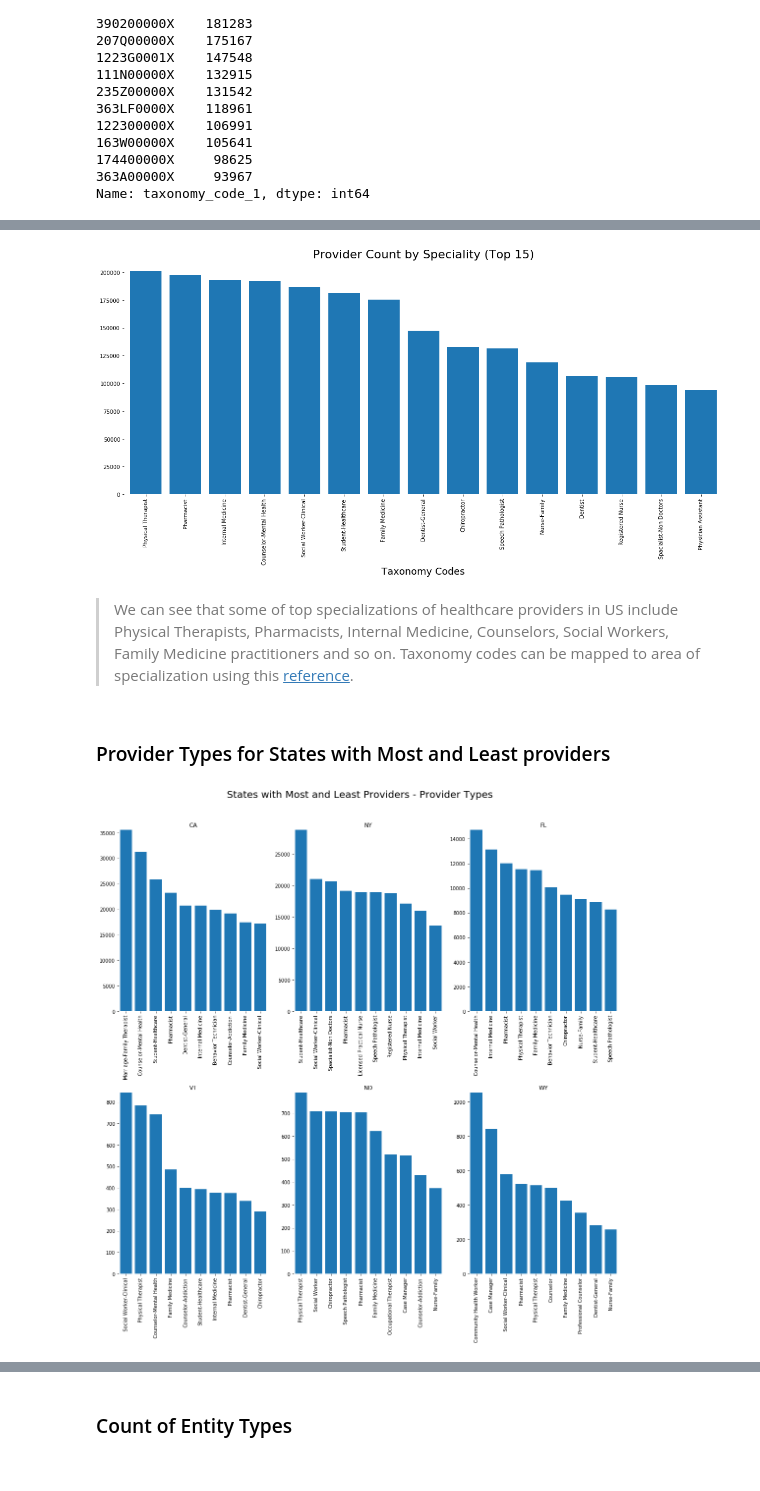
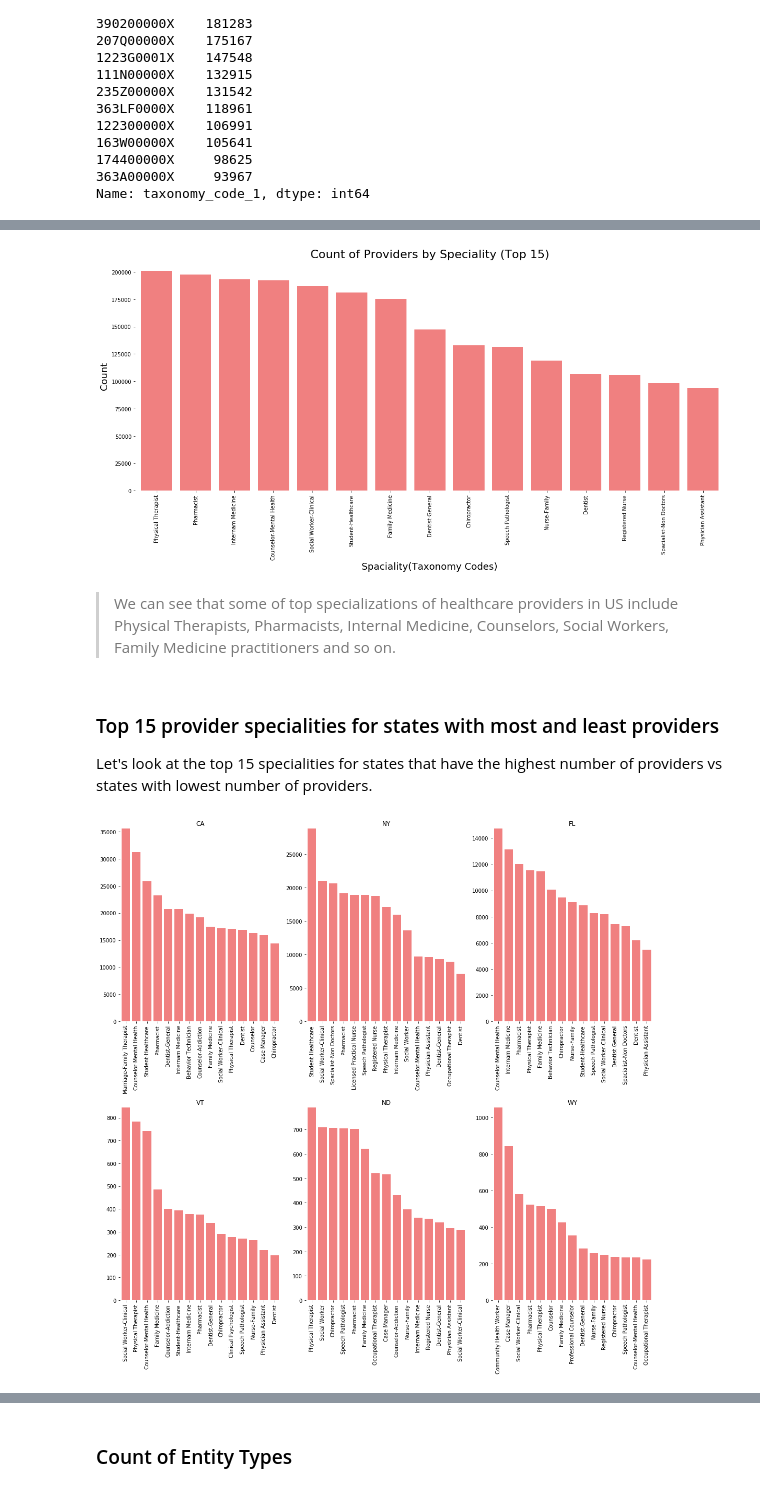
Before and after one commit to mohi9282/arcgis-python-api, a Jupyter notebook: samples/04_gis_analysts_data_scientists/provider_shortage_part1_final.ipynb, the cells around one changed output, grey strips where cells are left out. Cells and saved outputs as stored; diff of their text form; code cells hidden in the pictures.

Commit message:
Updates to healthcare project files

```diff
--- a/samples/04_gis_analysts_data_scientists/provider_shortage_part1_final.ipynb
+++ b/samples/04_gis_analysts_data_scientists/provider_shortage_part1_final.ipynb
@@ -381,7 +335,7 @@ Name: taxonomy_code_1, dtype: int64
 # %%
 # Remap taxonomy code values
 npi_renamed['taxonomy_code_1'] = npi_renamed['taxonomy_code_1'].map({'225100000X':'Physical Therapist',
-            '183500000X':'Pharmacist','207R00000X':'Internal Medicine','101YM0800X':'Counselor-Mental Health',
+            '183500000X':'Pharmacist','207R00000X':'Internam Medicine','101YM0800X':'Counselor-Mental Health',
             '1041C0700X':'Social Worker-Clinical','390200000X':'Student-Healthcare','207Q00000X':'Family Medicine',
             '1223G0001X':'Dentist-General','111N00000X':'Chiropractor','235Z00000X':'Speech Pathologist',
             '363LF0000X':'Nurse-Family','122300000X':'Dentist','163W00000X':'Registered Nurse',
@@ -391,44 +345,47 @@ npi_renamed['taxonomy_code_1'] = npi_renamed['taxonomy_code_1'].map({'225100000X
             '103TC0700X':'Clinical Psychologist','225X00000X':'Occupational Therapist','172V00000X':'Community Health Worker',
             '101YP2500X':'Professional Counselor'})
 # %%
-# Count of Provider Types
+# Create a plot of top 15 Provider Specialities
 fig, ax = plt.subplots(figsize=(20,8))
+
 # Add data
 provider = npi_renamed['taxonomy_code_1'].value_counts().reset_index()
-ax.bar(provider.iloc[:15,0], provider.iloc[:15,1])
+ax.bar(provider.iloc[:15,0], provider.iloc[:15,1],color='lightcoral')
+
 # Remove Spines
 for key, spine in ax.spines.items():
     spine.set_visible(False)
+
 # Adjust margin, ticks etc and add title
 ax.margins(0.01, 0)
 ax.set_ylim(0,210000)
-ax.set_title('Provider Count by Speciality (Top 15)', fontsize=22)
-ax.set_xlabel('Taxonomy Codes', fontsize=18)
+ax.set_title('Count of Providers by Speciality (Top 15)', fontsize=22)
+ax.set_xlabel('Spaciality(Taxonomy Codes)', fontsize=18)
+ax.set_ylabel('Count', fontsize=18)
 plt.xticks(rotation=90)
-# plt.tight_layout()
 plt.show()
 # %% [output]
-[figure, old version]
+[figure, new version]
 # %% [markdown]
-> We can see that some of top specializations of healthcare providers in US include Physical Therapists, Pharmacists, Internal Medicine, Counselors, Social Workers, Family Medicine practitioners and so on. Taxonomy codes can be mapped to area of specialization using this [reference](http://www.wpc-edi.com/reference/codelists/healthcare/health-care-provider-taxonomy-code-set/).
+> We can see that some of top specializations of healthcare providers in US include Physical Therapists, Pharmacists, Internal Medicine, Counselors, Social Workers, Family Medicine practitioners and so on.
-# %% [markdown]
-### Provider Types for States with Most and Least providers
+# %% [markdown]
+### Top 15 provider specialities for states with most and least providers
+Let's look at the top 15 specialities for states that have the highest number of providers vs states with lowest number of providers.
 # %%
 states = ['CA','NY','FL','VT','ND','WY']
 fig = plt.figure(figsize=(15, 15))
 for sp in range(0,6):
     ax = fig.add_subplot(2,3,sp+1)
     provType = npi_renamed[npi_renamed['state']==states[sp]]['taxonomy_code_1'].value_counts().reset_index()
-    ax.bar(provType.iloc[:10,0], provType.iloc[:10,1])
+    ax.bar(provType.iloc[:15,0], provType.iloc[:15,1],color='lightcoral')
     ax.set_title(states[sp])
     ax.set_ylim(0,provType.iloc[0,1])
     plt.xticks(rotation=90)
     for key, spine in ax.spines.items():
         spine.set_visible(False)
     ax.margins(0.01, 0)
 plt.tight_layout() # automatically adjusts layout to fit long labels
-plt.suptitle('States with Most and Least Providers - Provider Types',size=20, y=1.05)
 plt.show()
 # %% [output]
-[figure, old version]
+[figure, new version]
 # %% [markdown]
```
Also changed, not shown: parts of 27 cells of this notebook.
